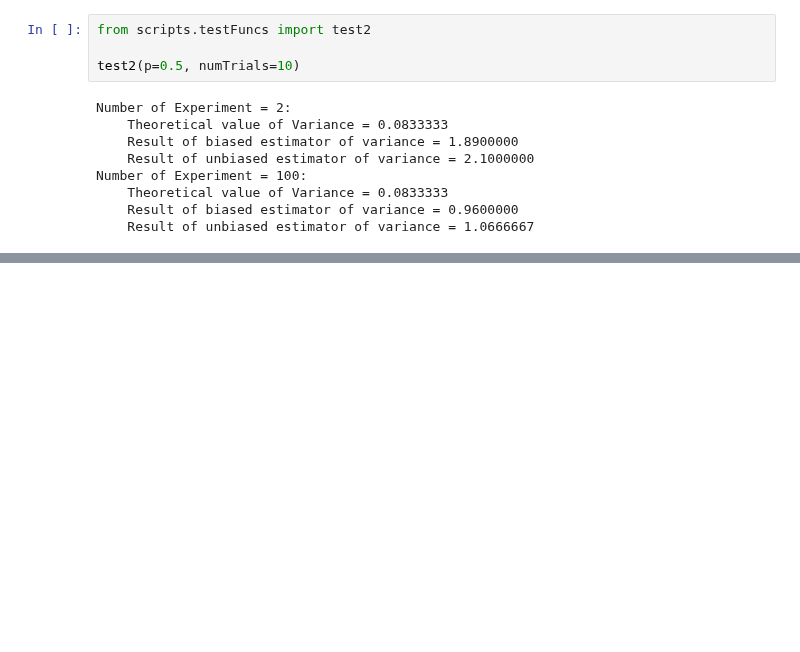
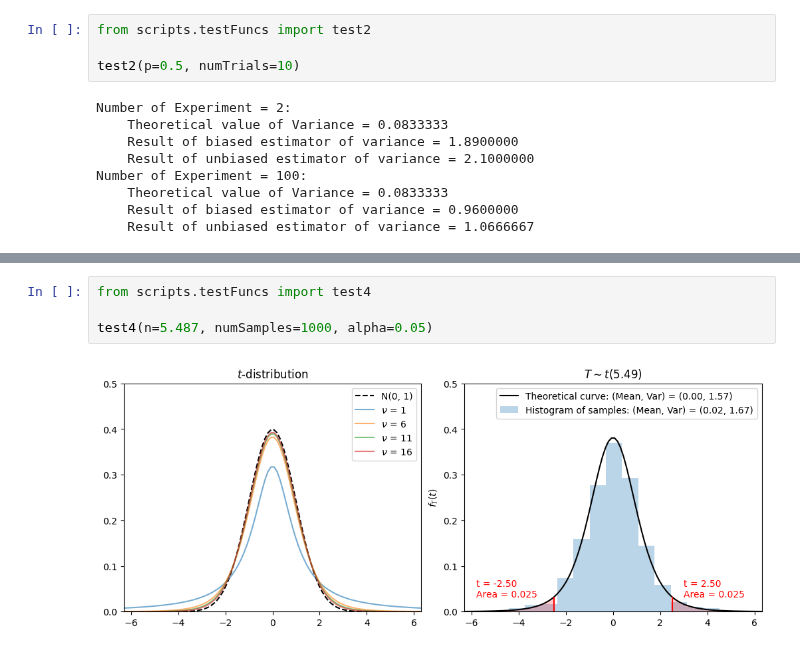
Before and after one commit to bruce88617/nycudopcs_advanced, a Jupyter notebook: Lectures/Lecture04/Lecture04.ipynb, the cells around one changed output, grey strips where cells are left out. Drawn from its saved outputs; the diff is of its cells as text; blank space fills up the shorter version.

```diff
--- a/Lectures/Lecture04/Lecture04.ipynb
+++ b/Lectures/Lecture04/Lecture04.ipynb
@@ -479,0 +778,6 @@ $$
+# %%
+from scripts.testFuncs import test4
+
+test4(n=5.487, numSamples=1000, alpha=0.05)
+# %% [output]
+[figure, added]
```
Also changed, not shown: parts of 22 cells of this notebook, 2 other files.
